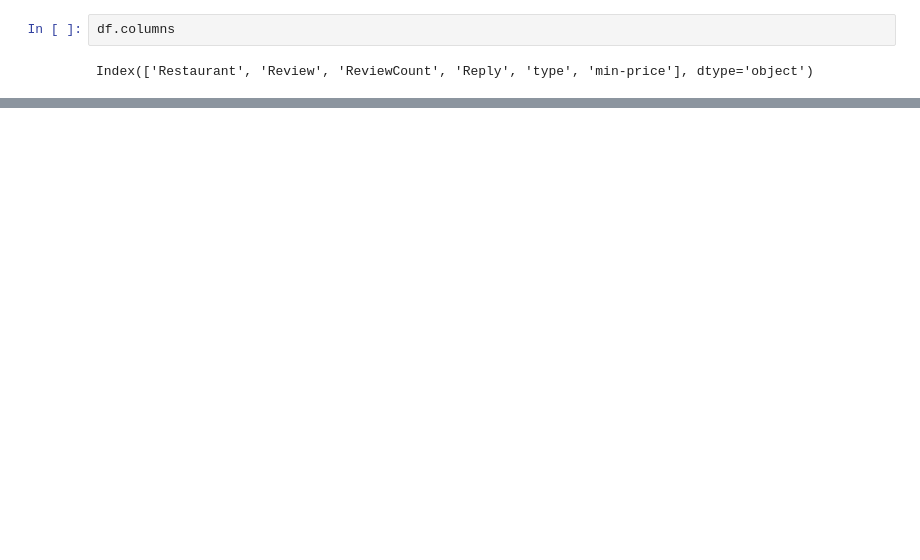
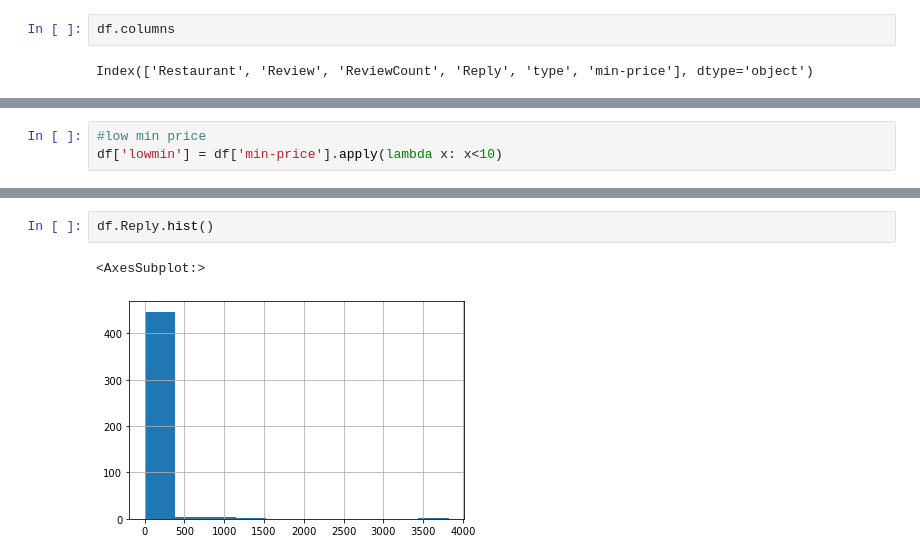
Before and after one commit to Kim-matthew-0422/datascienceproj, a Jupyter notebook: Untitled.ipynb, the cells around one changed output, grey strips where cells are left out. Drawn from its saved outputs; the diff is of its cells as text; blank space fills up the shorter version.

```diff
--- a/Untitled.ipynb
+++ b/Untitled.ipynb
@@ -67,0 +73,3 @@ AttributeError: 'function' object has no attribute 'value_counts'
+# %%
+#low min price
+df['lowmin'] = df['min-price'].apply(lambda x: x<10)
@@ -67,0 +139,5 @@ AttributeError: 'function' object has no attribute 'value_counts'
+# %%
+df.Reply.hist()
+# %% [output]
+<AxesSubplot:>
+[figure, added]
```
Also changed, not shown: parts of 13 cells of this notebook, 19 other files.
